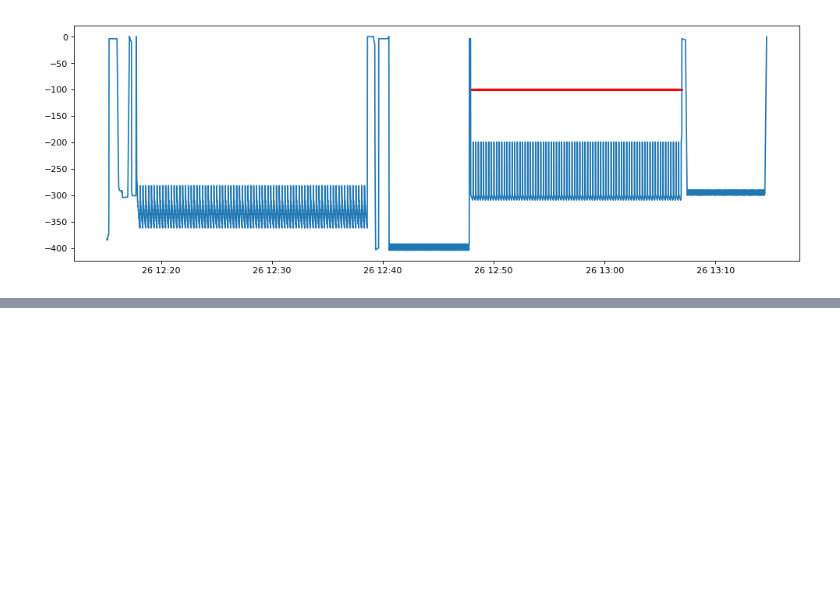
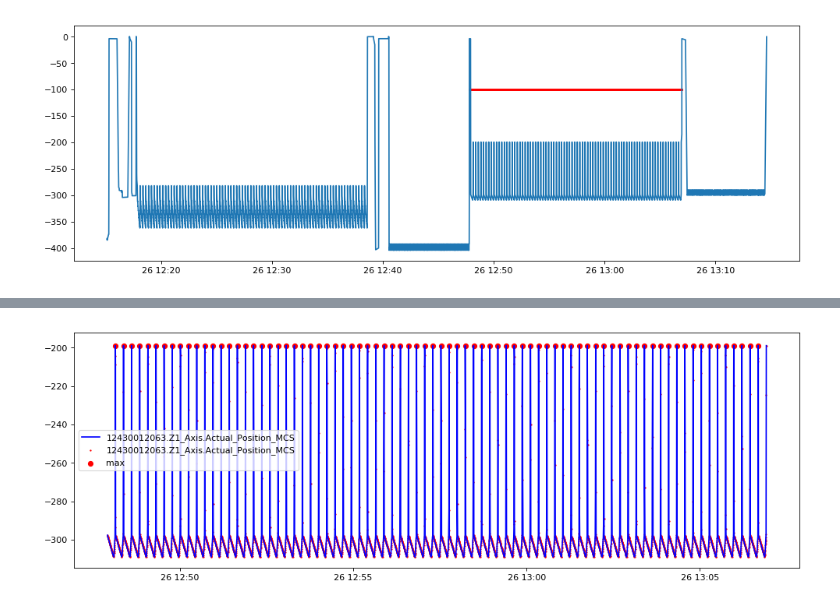
Before and after one commit to Xavubil/master_project_machine_learning, a Jupyter notebook: data_exploration/Datenaufbereitung_Vorgehen.ipynb, the cells around one changed output, grey strips where cells are left out. Saved outputs shown, nothing was run; the diff lists cells and outputs as text; code cells hidden in the pictures; blank space fills up the shorter version.

```diff
--- a/data_exploration/Datenaufbereitung_Vorgehen.ipynb
+++ b/data_exploration/Datenaufbereitung_Vorgehen.ipynb
@@ -60,0 +114,11 @@ plt.scatter(dfReibdaten.timeStamp,[-100]*len(dfReibdaten), s=1.0,c='r')
+# %%
+fig = plt.figure(figsize=(15, 5), dpi=80)
+zAxisEineEbene = dfEineEbene.loc[lambda l: l.ValueID == "12430012063.Z1_Axis.Actual_Position_MCS",:]
+plt.plot(zAxisEineEbene.timeStamp,zAxisEineEbene.value, c='b')
+plt.scatter(zAxisEineEbene.timeStamp,zAxisEineEbene.value,c='r',s=1)
+plt.scatter(dfTops.timeStamp, dfTops.value, c='r',s=30)
+
+plt.legend(["12430012063.Z1_Axis.Actual_Position_MCS","12430012063.Z1_Axis.Actual_Position_MCS", "max"])
+plt.show()
+# %% [output]
+[figure, added]
```
Also changed, not shown: parts of 16 cells of this notebook, 1 other file.
